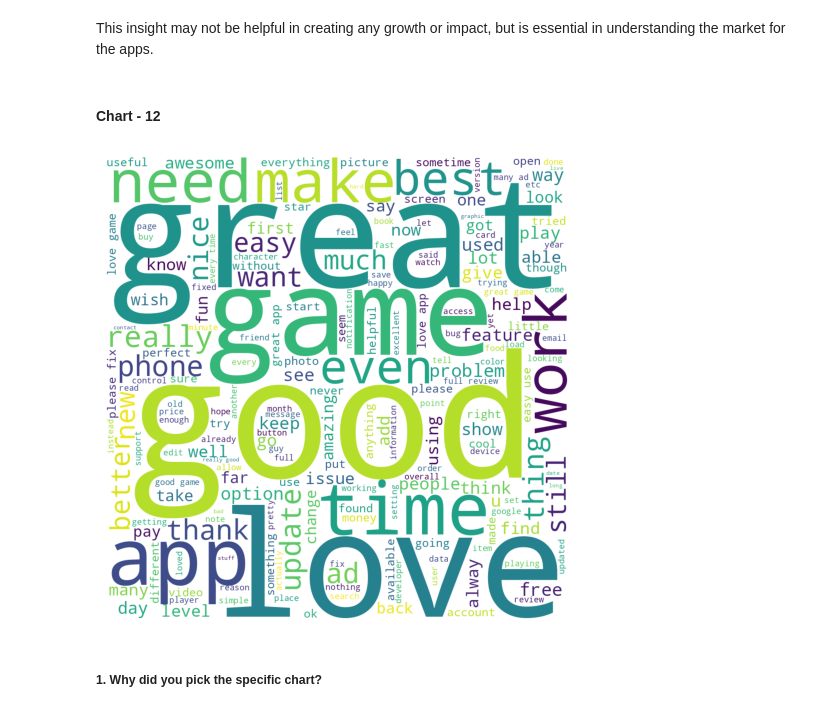
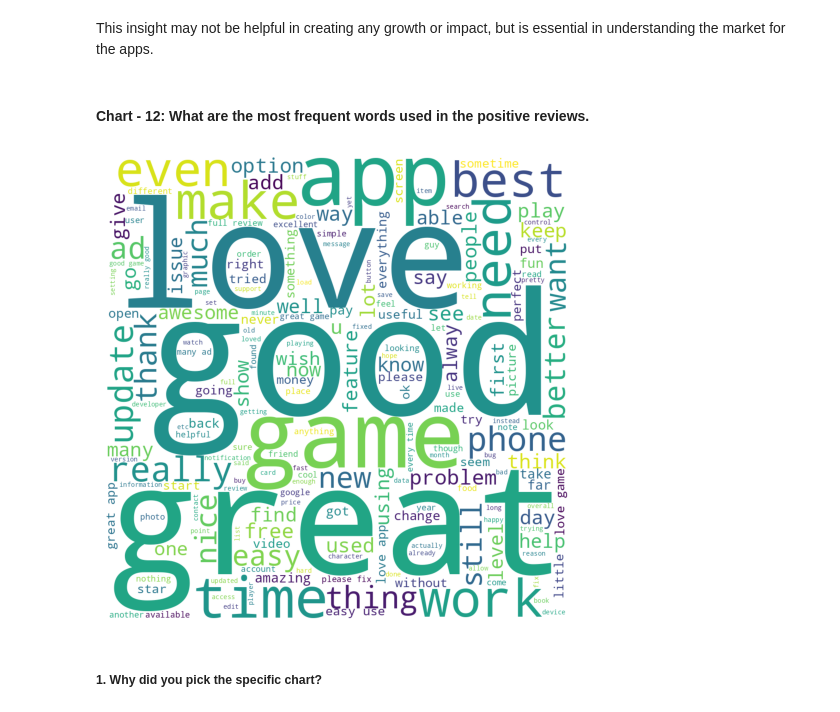
Before and after one commit to gawandegaurav60/Play-Store-Review-Analysis-EDA, a Jupyter notebook: Play_Store_App_Review_Exploratory_Data_Analysis.ipynb, the cells around one changed output. Drawn from its saved outputs; the diff is of its cells as text; code cells hidden in the pictures.

```diff
--- a/Play_Store_App_Review_Exploratory_Data_Analysis.ipynb
+++ b/Play_Store_App_Review_Exploratory_Data_Analysis.ipynb
@@ -1079,31 +1092,28 @@ The top 5 apps with the most negative reviews are from 'Games' category.
 Are there any insights that lead to negative growth? Justify with specific reason.
 # %% [markdown]
 This insight may not be helpful in creating any growth or impact, but is essential in understanding the market for the apps.
-# %% [markdown]
-#### Chart - 12
+# %% [markdown]
+#### Chart - 12: What are the most frequent words used in the positive reviews.
 # %%
 # Chart - 12 visualization code
 from wordcloud import WordCloud, STOPWORDS
 
 def sentiment_word_cloud(sentiment):
-  '''
-  This function takes in a sentiment as the input, and returns a Word Cloud corresponding to that sentiment.
-  '''
   all_the_words = ''
 
   for value in ur_df[ur_df['Sentiment'] == sentiment].Translated_Review.values:
     word_list = value.lower().split()
     all_the_words += ' '.join(word_list) + ' '
 
   stopwords = set(STOPWORDS)
 
   wordcloud = WordCloud(width = 1000, height = 1000, background_color = 'white', stopwords = stopwords).generate(all_the_words)
   plt.figure(figsize = (6, 6))
   plt.axis('off')
   plt.imshow(wordcloud)
 sentiment_word_cloud('Positive')
 # %% [output]
-[figure, old version]
+[figure, new version]
 # %% [markdown]
 ##### 1. Why did you pick the specific chart?
 # %% [markdown]
```
Also changed, not shown: parts of 43 cells of this notebook.
